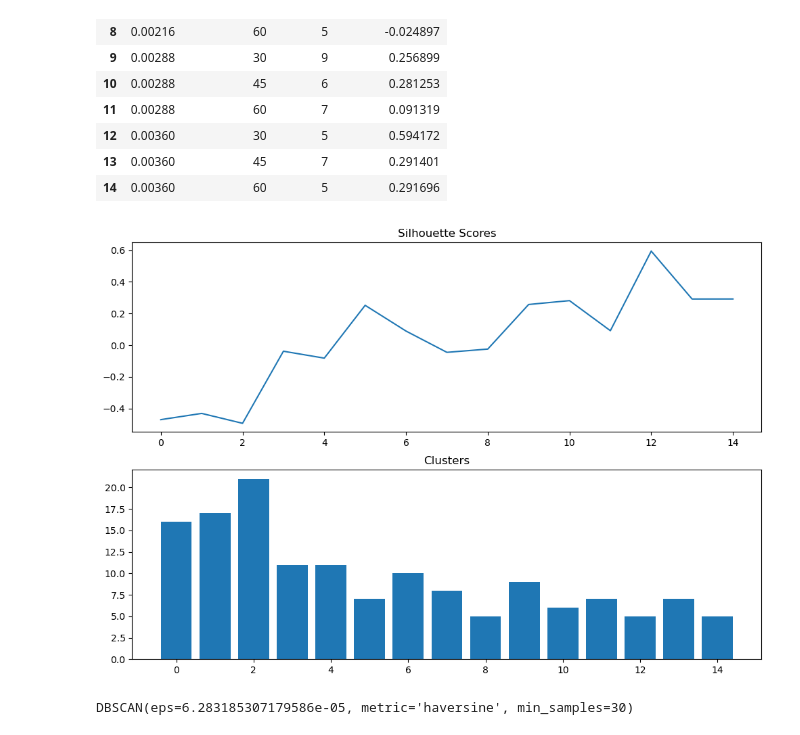
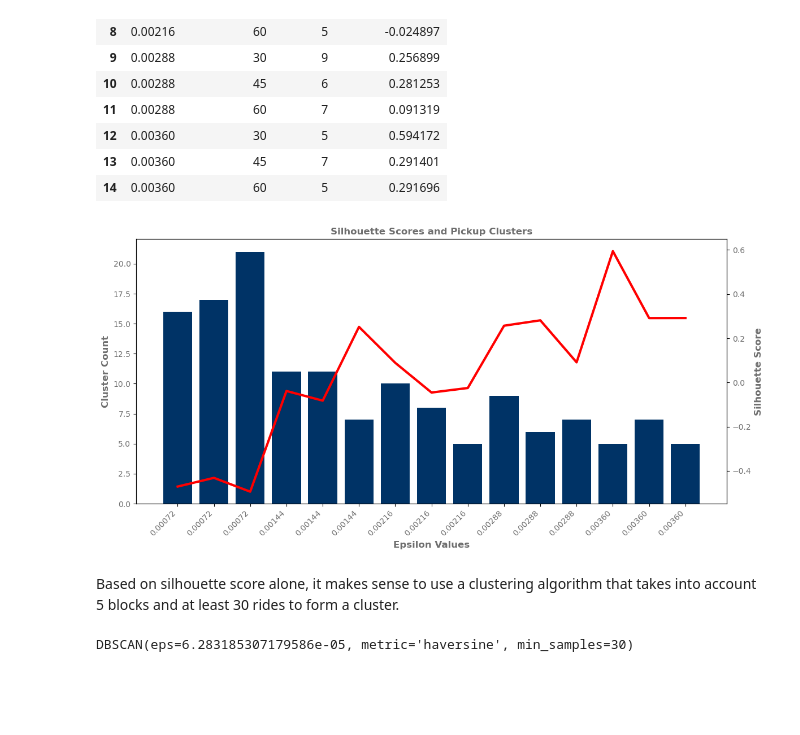
Before and after one commit to luis-ulloa/Ride_BigApple, a Jupyter notebook: code/03_Pre-Processing_and_Modeling.ipynb, the cells around one changed output. Saved outputs shown, nothing was run; the diff lists cells and outputs as text; code cells hidden in the pictures; blank space fills up the shorter version.

```diff
--- a/code/03_Pre-Processing_and_Modeling.ipynb
+++ b/code/03_Pre-Processing_and_Modeling.ipynb
@@ -180,17 +194,32 @@ summary_table
 | 14 | 0.00360 | 60 | 5 | 0.291696 |
 # %%
 # plot silhouette scores and clusters
-plt.figure(figsize = (12, 8))
-plot1 = plt.subplot(2, 1, 1)
-plot2 = plt.subplot(2, 1, 2)
 
-plot1.plot(summary_table['silhouette_score'])
-plot1.set_title('Silhouette Scores')
+fig, ax1 = plt.subplots(figsize = (12, 6))
 
-plot2.bar(x = range(15), height = summary_table['clusters'])
-plot2.set_title('Clusters')
+ax1.bar(summary_table.index, summary_table['clusters'], color = '#003366', label = 'Clusters')
+ax1.set_xlabel('Epsilon Values', color = '#6e6e6e', fontsize = 12, fontweight = 'bold')
+ax1.set_ylabel('Cluster Count', color = '#6e6e6e', fontsize = 12, fontweight = 'bold')
+ax1.tick_params(axis = 'both', labelcolor = '#6e6e6e')
+epsilon_values = summary_table['epsilon'].values
 
-plt.savefig('../images/silhouette_scores_clusters.png');
+# used chatgpt for these two lines------------------------------------------------------------------------
+ax1.set_xticks(range(len(epsilon_values)))
+ax1.set_xticklabels([f"{eps:.5f}" for eps in epsilon_values], rotation = 45, ha = 'right', fontsize = 10)
+#---------------------------------------------------------------------------------------------------------
+
+ax2 = ax1.twinx()
+ax2.plot(summary_table['silhouette_score'], color = '#ff0000', linewidth = 3, label = 'Silhouette Scores')
+ax2.set_ylabel('Silhouette Score', color = '#6e6e6e', fontsize = 12, fontweight = 'bold')
+ax2.tick_params(axis = 'both', labelcolor = '#6e6e6e')
+
+plt.title('Silhouette Scores and Pickup Clusters', color = '#6e6e6e', fontsize = 12, fontweight = 'bold')
+
+plt.tight_layout();
+
+plt.savefig('../images/silhouette_scores_pickup_clusters.png')
 # %% [output]
-[figure, old version]
+[figure, new version]
+# %% [markdown]
+Based on silhouette score alone, it makes sense to use a clustering algorithm that takes into account 5 blocks and at least 30 rides to form a cluster.
 # %%
```
Also changed, not shown: parts of 199 cells of this notebook.
